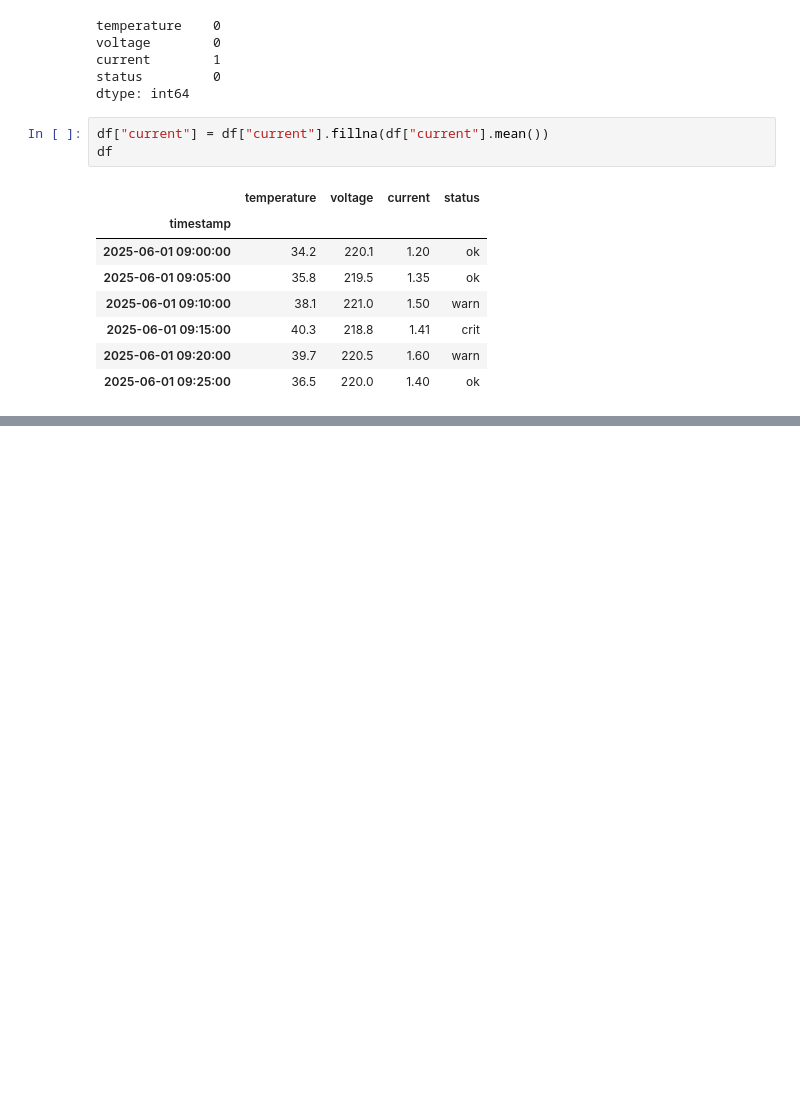
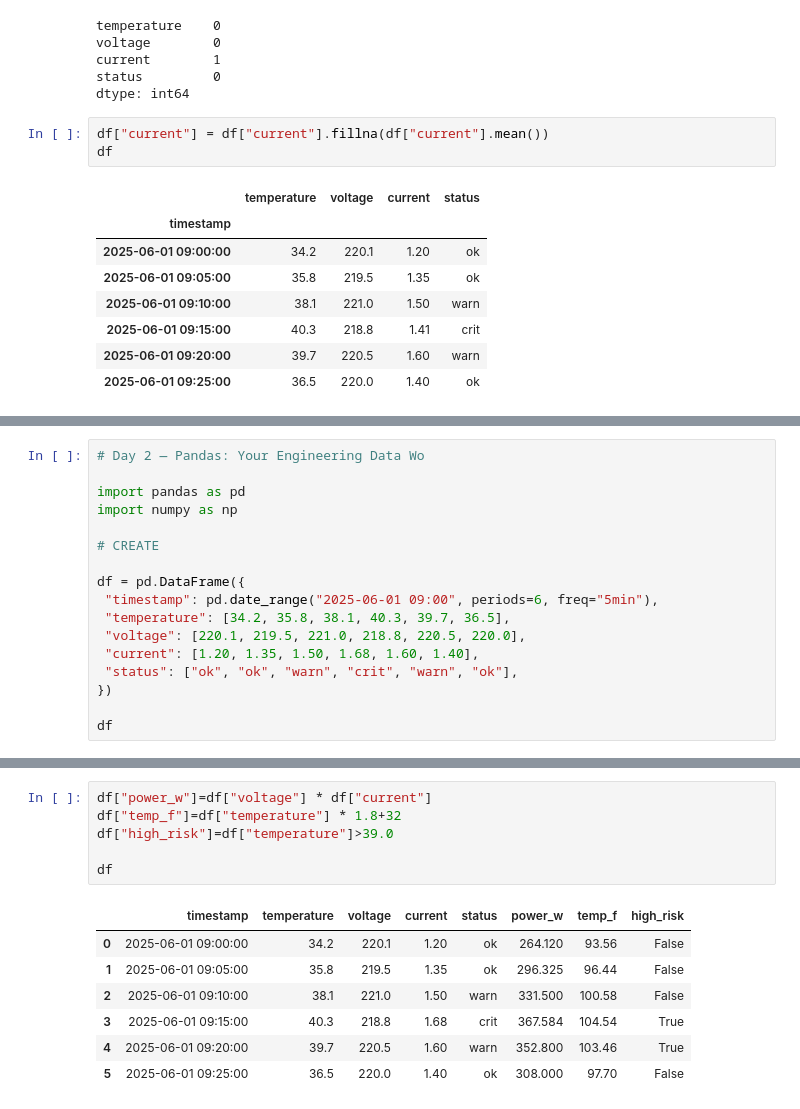
Before and after one commit to iws3/MarkGPT, a Jupyter notebook: contributors/gita/module-02/exercises/Untitled.ipynb, the cells around one changed output, grey strips where cells are left out. Saved outputs shown, nothing was run; the diff lists cells and outputs as text; blank space fills up the shorter version.

```diff
--- a/contributors/gita/module-02/exercises/Untitled.ipynb
+++ b/contributors/gita/module-02/exercises/Untitled.ipynb
@@ -142,0 +336,17 @@ df
+# %%
+# Day 2 — Pandas: Your Engineering Data Wo
+
+import pandas as pd
+import numpy as np
+
+# CREATE
+
+df = pd.DataFrame({
+ "timestamp": pd.date_range("2025-06-01 09:00", periods=6, freq="5min"),
+ "temperature": [34.2, 35.8, 38.1, 40.3, 39.7, 36.5],
+ "voltage": [220.1, 219.5, 221.0, 218.8, 220.5, 220.0],
+ "current": [1.20, 1.35, 1.50, 1.68, 1.60, 1.40],
+ "status": ["ok", "ok", "warn", "crit", "warn", "ok"],
+})
+
+df
@@ -142,0 +439,14 @@ df
+# %%
+df["power_w"]=df["voltage"] * df["current"]
+df["temp_f"]=df["temperature"] * 1.8+32
+df["high_risk"]=df["temperature"]>39.0
+
+df
+# %% [output]
+|  | timestamp | temperature | voltage | current | status | power_w | temp_f | high_risk |
+| 0 | 2025-06-01 09:00:00 | 34.2 | 220.1 | 1.20 | ok | 264.120 | 93.56 | False |
+| 1 | 2025-06-01 09:05:00 | 35.8 | 219.5 | 1.35 | ok | 296.325 | 96.44 | False |
+| 2 | 2025-06-01 09:10:00 | 38.1 | 221.0 | 1.50 | warn | 331.500 | 100.58 | False |
+| 3 | 2025-06-01 09:15:00 | 40.3 | 218.8 | 1.68 | crit | 367.584 | 104.54 | True |
+| 4 | 2025-06-01 09:20:00 | 39.7 | 220.5 | 1.60 | warn | 352.800 | 103.46 | True |
+| 5 | 2025-06-01 09:25:00 | 36.5 | 220.0 | 1.40 | ok | 308.000 | 97.70 | False |
```
Also changed, not shown: parts of 39 cells of this notebook, 1 other file.
